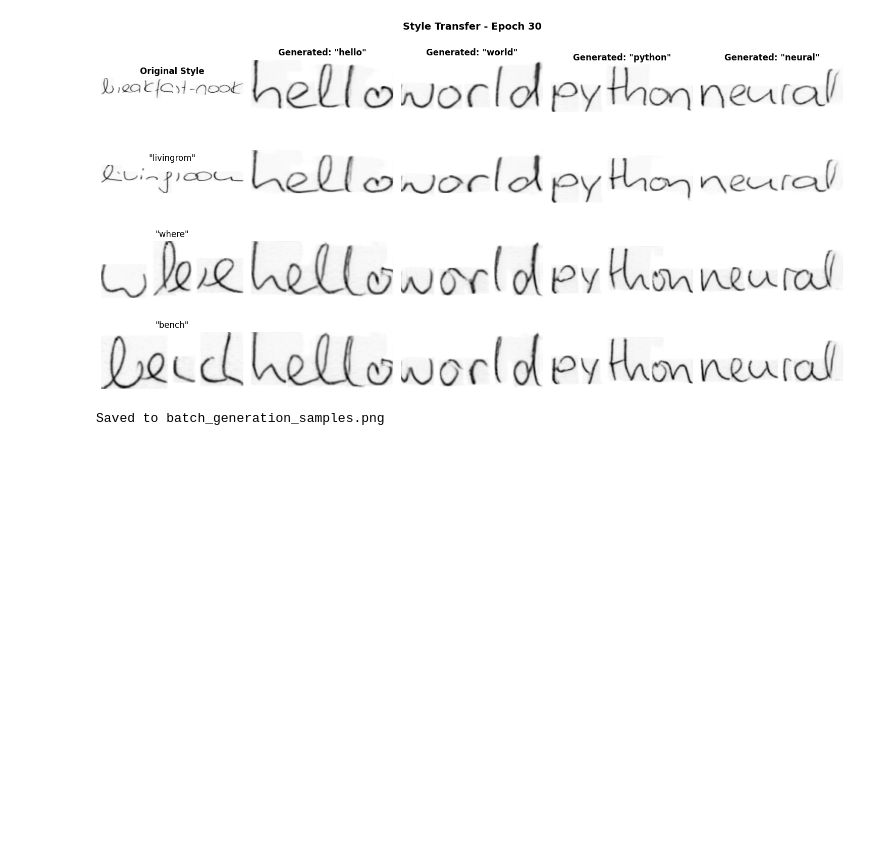
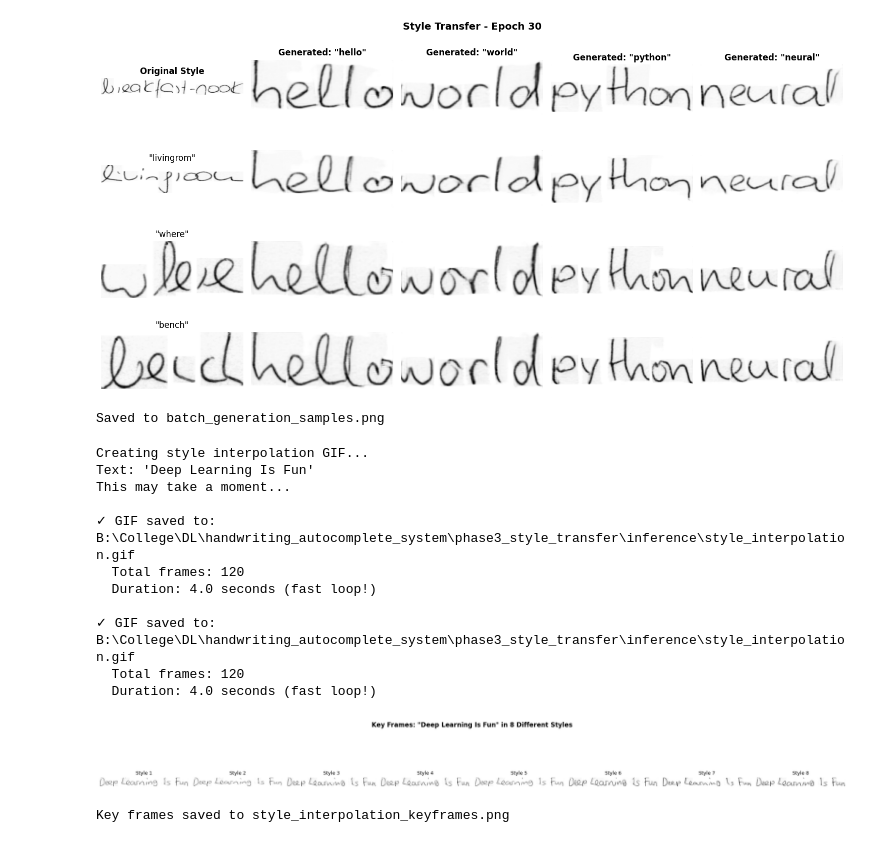
Before and after one commit to akshat3144/handwriting_autocomplete_system, a Jupyter notebook: phase3_style_transfer/updated_inference.ipynb, the cells around one changed output. Saved outputs shown, nothing was run; the diff lists cells and outputs as text; code cells hidden in the pictures; blank space fills up the shorter version.

```diff
--- a/phase3_style_transfer/updated_inference.ipynb
+++ b/phase3_style_transfer/updated_inference.ipynb
@@ -577,7 +580,7 @@ from PIL import Image
 import imageio
 
 @torch.no_grad()
-def create_style_interpolation_gif(loader, text="Deep Learning Is Fun", n_styles=5, n_frames=30, fps=10):
+def create_style_interpolation_gif(loader, text="DEEP LEARNING IS FUN", n_styles=8, n_frames=15, fps=30):
     """Create a GIF showing smooth interpolation between different writing styles."""
 
     # Get multiple style samples from test set
@@ -601,13 +604,14 @@ def create_style_interpolation_gif(loader, text="Deep Learning Is Fun", n_styles
         style_b = styles[next_idx:next_idx+1]
 
         for frame in range(n_frames):
-            # Linear interpolation
-            alpha = frame / n_frames
+            # Smooth easing interpolation (ease in-out)
+            t = frame / n_frames
+            alpha = t * t * (3 - 2 * t)  # Smoothstep
             interpolated_style = (1 - alpha) * style_a + alpha * style_b
 
             # Generate image
             fake = generator(interpolated_style, lbs, lb_lens)
-            img = ((fake[0, 0].cpu().numpy() + 1) / 2)
+            img = ((fake[0, 0].detach().cpu().numpy() + 1) / 2)
             img = (1 - img) * 255  # Invert for white background
             img = np.clip(img, 0, 255).astype(np.uint8)
 
@@ -619,50 +623,65 @@ def create_style_interpolation_gif(loader, text="Deep Learning Is Fun", n_styles
 
             frames.append(padded)
 
     # Save as GIF
-    gif_path = PROJECT_PATH / 'style_interpolation.gif'
+    gif_path = PROJECT_PATH / 'inference/style_interpolation.gif'
     imageio.mimsave(str(gif_path), frames, fps=fps, loop=0)
 
     return gif_path, len(frames)
 
 # Create the interpolation GIF
 print("Creating style interpolation GIF...")
 print(f"Text: 'Deep Learning Is Fun'")
 print("This may take a moment...")
 
 gif_path, total_frames = create_style_interpolation_gif(
     test_loader,
     text="Deep Learning Is Fun",
-    n_styles=5,      # Number of different styles to interpolate between
-    n_frames=30,     # Frames between each style pair
-    fps=15           # Playback speed
+    n_styles=8,      # More styles for variety
+    n_frames=15,     # Frames between each style pair
+    fps=30           # Faster playback
 )
 
+duration = total_frames / 30
 print(f"\n✓ GIF saved to: {gif_path}")
 print(f"  Total frames: {total_frames}")
-print(f"  Duration: {total_frames / 15:.1f} seconds")
+print(f"  Duration: {duration:.1f} seconds (fast loop!)")
 
 # Also display a preview of key frames
-fig, axes = plt.subplots(1, 5, figsize=(15, 3))
-key_frames = [0, total_frames//5, 2*total_frames//5, 3*total_frames//5, 4*total_frames//5]
+fig, axes = plt.subplots(1, 8, figsize=(20, 3))
 
 # Regenerate key frames for display
 batch = next(iter(test_loader))
-real_imgs = batch['style_imgs'].to(DEVICE)[:5]
-real_img_lens = batch['style_img_lens'].to(DEVICE)[:5]
-styles = style_encoder(real_imgs, real_img_lens, style_backbone, vae_mode=False)
-lbs, lb_lens = label_converter.encode(["Deep Learning Is Fun"])
-lbs, lb_lens = lbs.to(DEVICE), lb_lens.to(DEVICE)
+real_imgs = batch['style_imgs'].to(DEVICE)[:8]
+real_img_lens = batch['style_img_lens'].to(DEVICE)[:8]
+with torch.no_grad():
+    styles = style_encoder(real_imgs, real_img_lens, style_backbone, vae_mode=False)
+    lbs, lb_lens = label_converter.encode(["Deep Learning Is Fun"])
+    lbs, lb_lens = lbs.to(DEVICE), lb_lens.to(DEVICE)
 
-for i, ax in enumerate(axes):
-    fake = generator(styles[i:i+1], lbs, lb_lens)
-    img = ((fake[0, 0].cpu().numpy() + 1) / 2)
-    ax.imshow(1 - img, cmap='gray')
-    ax.set_title(f'Style {i+1}')
-    ax.axis('off')
+    for i, ax in enumerate(axes):
+        fake = generator(styles[i:i+1], lbs, lb_lens)
+        img = ((fake[0, 0].cpu().numpy() + 1) / 2)
+        ax.imshow(1 - img, cmap='gray')
+        ax.set_title(f'Style {i+1}', fontsize=9)
+        ax.axis('off')
 
-plt.suptitle('Key Frames: "Deep Learning Is Fun" in Different Styles', fontsize=12, fontweight='bold')
+plt.suptitle('Key Frames: "Deep Learning Is Fun" in 8 Different Styles', fontsize=12, fontweight='bold')
 plt.tight_layout()
-plt.savefig(PROJECT_PATH / 'style_interpolation_keyframes.png', dpi=150, bbox_inches='tight')
+plt.savefig(PROJECT_PATH / 'inference/style_interpolation_keyframes.png', dpi=150, bbox_inches='tight')
 plt.show()
 print(f"Key frames saved to style_interpolation_keyframes.png")
+# %% [output]
+Creating style interpolation GIF...
+Text: 'Deep Learning Is Fun'
+This may take a moment...
+
+✓ GIF saved to: B:\College\DL\handwriting_autocomplete_system\phase3_style_transfer\inference\style_interpolation.gif
+  Total frames: 120
+  Duration: 4.0 seconds (fast loop!)
+
+✓ GIF saved to: B:\College\DL\handwriting_autocomplete_system\phase3_style_transfer\inference\style_interpolation.gif
+  Total frames: 120
+  Duration: 4.0 seconds (fast loop!)
+[figure, added]
+Key frames saved to style_interpolation_keyframes.png
```
Also changed, not shown: parts of 9 cells of this notebook, 9 other files.
